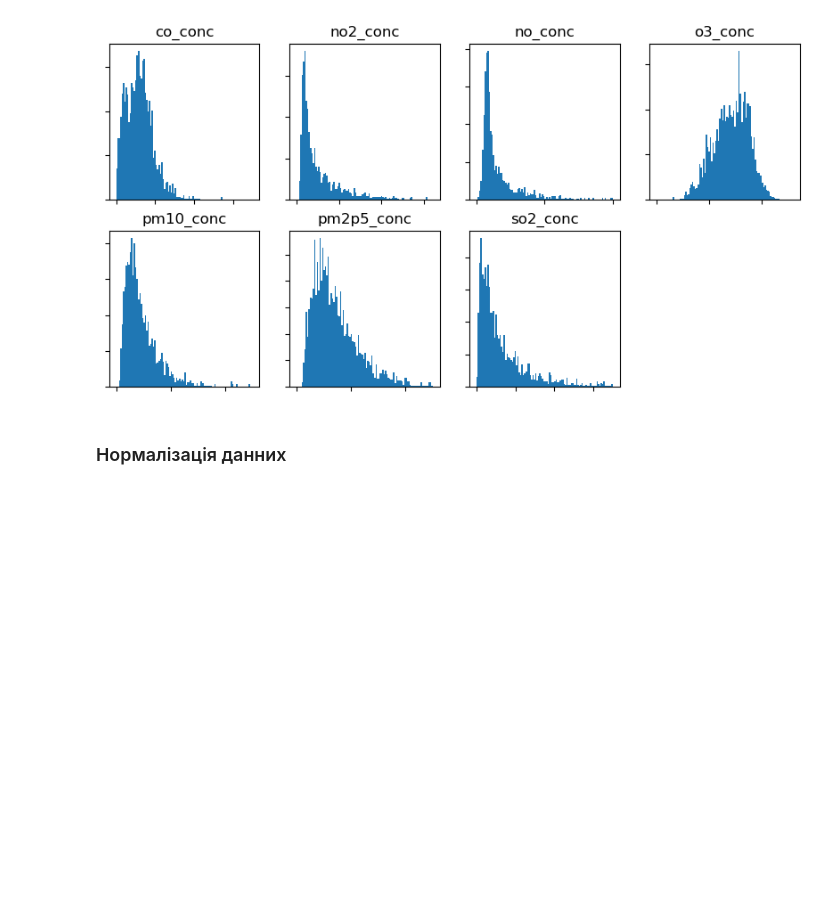
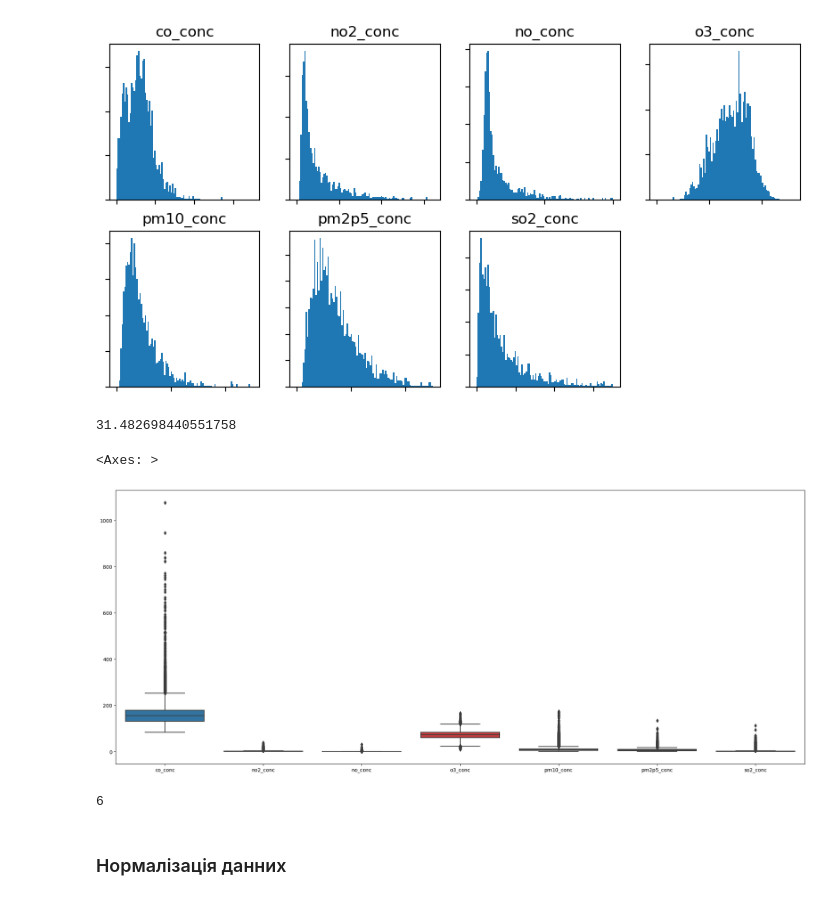
Before and after one commit to ItyTell/Modeling-the-distribution-of-harmful-emissions-in-the-atmosphere, a Jupyter notebook: main.ipynb, the cells around one changed output. Saved outputs shown, nothing was run; the diff lists cells and outputs as text; code cells hidden in the pictures; blank space fills up the shorter version.

```diff
--- a/main.ipynb
+++ b/main.ipynb
@@ -121,3 +121,7 @@ axes[-1].set(visible=False)
 plt.show()
 # %% [output]
 [figure]
+# %%
+np.max(stats["no_conc"])
+# %% [output]
+31.482698440551758
@@ -124,3 +130,13 @@ plt.show()
+# %%
+plt.figure(figsize=(25,10))
+seaborn.boxplot(data=pd.DataFrame(stats))
+# %% [output]
+<Axes: >
+[figure, added]
+# %%
+np.sum(stats["no_conc"] > 12)
+# %% [output]
+6
 # %% [markdown]
 ### Нормалізація данних
 # %%
```
Also changed, not shown: parts of 4 cells of this notebook.
